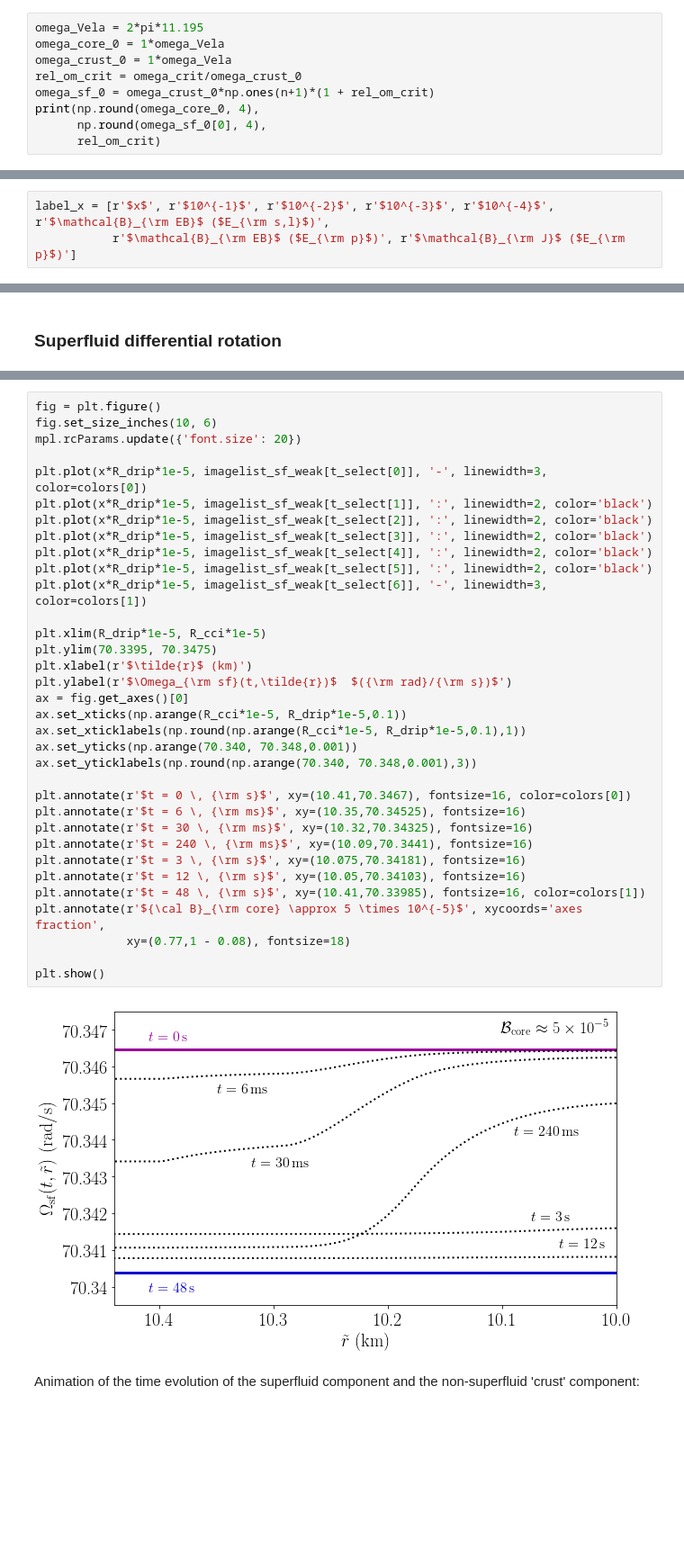
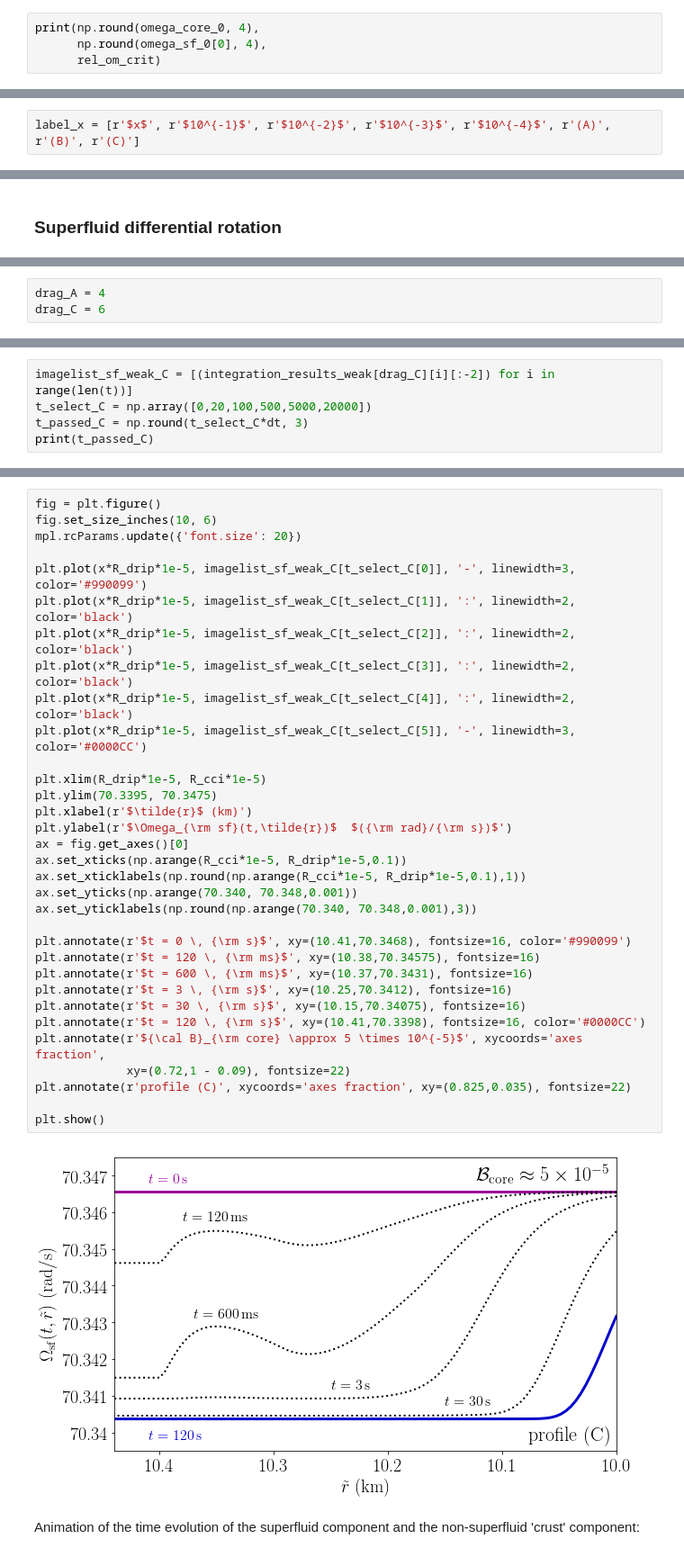
Before and after one commit to vanessagraber/glitchrises, a Jupyter notebook: rapid_crust_coupling.ipynb, the cells around one changed output, grey strips where cells are left out. Shown at 90% size. Drawn from its saved outputs; the diff is of its cells as text; blank space fills up the shorter version.

```diff
--- a/rapid_crust_coupling.ipynb
+++ b/rapid_crust_coupling.ipynb
@@ -494,9 +529,4 @@ print(np.round(omega_crit, 4))
 # %%
-omega_Vela = 2*pi*11.195
-omega_core_0 = 1*omega_Vela
-omega_crust_0 = 1*omega_Vela
-rel_om_crit = omega_crit/omega_crust_0
-omega_sf_0 = omega_crust_0*np.ones(n+1)*(1 + rel_om_crit)
 print(np.round(omega_core_0, 4),
       np.round(omega_sf_0[0], 4),
       rel_om_crit)
@@ -516,6 +546,5 @@ $\mathcal{B}$ as a function of grid points $x$ and four constant coefficient for
 # %%
-label_x = [r'$x$', r'$10^{-1}$', r'$10^{-2}$', r'$10^{-3}$', r'$10^{-4}$', r'$\mathcal{B}_{\rm EB}$ ($E_{\rm s,l}$)',
-           r'$\mathcal{B}_{\rm EB}$ ($E_{\rm p}$)', r'$\mathcal{B}_{\rm J}$ ($E_{\rm p}$)']
+label_x = [r'$x$', r'$10^{-1}$', r'$10^{-2}$', r'$10^{-3}$', r'$10^{-4}$', r'(A)', r'(B)', r'(C)']
 # %%
 df_mf_x = pd.DataFrame(columns=label_x)
 df_mf_x[label_x[0]] = x
@@ -545 +574,4 @@ drag_test = 4
+# %%
+drag_A = 4
+drag_C = 6
 # %%
@@ -551,0 +619,5 @@ print(t_passed)
+# %%
+imagelist_sf_weak_C = [(integration_results_weak[drag_C][i][:-2]) for i in range(len(t))]
+t_select_C = np.array([0,20,100,500,5000,20000])
+t_passed_C = np.round(t_select_C*dt, 3)
+print(t_passed_C)
@@ -552,39 +626,38 @@ print(t_passed)
 # %%
 fig = plt.figure()
 fig.set_size_inches(10, 6)
 mpl.rcParams.update({'font.size': 20})
 
-plt.plot(x*R_drip*1e-5, imagelist_sf_weak[t_select[0]], '-', linewidth=3, color=colors[0])
-plt.plot(x*R_drip*1e-5, imagelist_sf_weak[t_select[1]], ':', linewidth=2, color='black')
-plt.plot(x*R_drip*1e-5, imagelist_sf_weak[t_select[2]], ':', linewidth=2, color='black')
-plt.plot(x*R_drip*1e-5, imagelist_sf_weak[t_select[3]], ':', linewidth=2, color='black')
-plt.plot(x*R_drip*1e-5, imagelist_sf_weak[t_select[4]], ':', linewidth=2, color='black')
-plt.plot(x*R_drip*1e-5, imagelist_sf_weak[t_select[5]], ':', linewidth=2, color='black')
-plt.plot(x*R_drip*1e-5, imagelist_sf_weak[t_select[6]], '-', linewidth=3, color=colors[1])
+plt.plot(x*R_drip*1e-5, imagelist_sf_weak_C[t_select_C[0]], '-', linewidth=3, color='#990099')
+plt.plot(x*R_drip*1e-5, imagelist_sf_weak_C[t_select_C[1]], ':', linewidth=2, color='black')
+plt.plot(x*R_drip*1e-5, imagelist_sf_weak_C[t_select_C[2]], ':', linewidth=2, color='black')
+plt.plot(x*R_drip*1e-5, imagelist_sf_weak_C[t_select_C[3]], ':', linewidth=2, color='black')
+plt.plot(x*R_drip*1e-5, imagelist_sf_weak_C[t_select_C[4]], ':', linewidth=2, color='black')
+plt.plot(x*R_drip*1e-5, imagelist_sf_weak_C[t_select_C[5]], '-', linewidth=3, color='#0000CC')
 
 plt.xlim(R_drip*1e-5, R_cci*1e-5)
 plt.ylim(70.3395, 70.3475)
 plt.xlabel(r'$\tilde{r}$ (km)')
 plt.ylabel(r'$\Omega_{\rm sf}(t,\tilde{r})$  $({\rm rad}/{\rm s})$')
 ax = fig.get_axes()[0]
 ax.set_xticks(np.arange(R_cci*1e-5, R_drip*1e-5,0.1))
 ax.set_xticklabels(np.round(np.arange(R_cci*1e-5, R_drip*1e-5,0.1),1))
 ax.set_yticks(np.arange(70.340, 70.348,0.001))
 ax.set_yticklabels(np.round(np.arange(70.340, 70.348,0.001),3))
 
-plt.annotate(r'$t = 0 \, {\rm s}$', xy=(10.41,70.3467), fontsize=16, color=colors[0])
-plt.annotate(r'$t = 6 \, {\rm ms}$', xy=(10.35,70.34525), fontsize=16)
-plt.annotate(r'$t = 30 \, {\rm ms}$', xy=(10.32,70.34325), fontsize=16)
-plt.annotate(r'$t = 240 \, {\rm ms}$', xy=(10.09,70.3441), fontsize=16)
-plt.annotate(r'$t = 3 \, {\rm s}$', xy=(10.075,70.34181), fontsize=16)
-plt.annotate(r'$t = 12 \, {\rm s}$', xy=(10.05,70.34103), fontsize=16)
-plt.annotate(r'$t = 48 \, {\rm s}$', xy=(10.41,70.33985), fontsize=16, color=colors[1])
+plt.annotate(r'$t = 0 \, {\rm s}$', xy=(10.41,70.3468), fontsize=16, color='#990099')
+plt.annotate(r'$t = 120 \, {\rm ms}$', xy=(10.38,70.34575), fontsize=16)
+plt.annotate(r'$t = 600 \, {\rm ms}$', xy=(10.37,70.3431), fontsize=16)
+plt.annotate(r'$t = 3 \, {\rm s}$', xy=(10.25,70.3412), fontsize=16)
+plt.annotate(r'$t = 30 \, {\rm s}$', xy=(10.15,70.34075), fontsize=16)
+plt.annotate(r'$t = 120 \, {\rm s}$', xy=(10.41,70.3398), fontsize=16, color='#0000CC')
 plt.annotate(r'${\cal B}_{\rm core} \approx 5 \times 10^{-5}$', xycoords='axes fraction',
-             xy=(0.77,1 - 0.08), fontsize=18)
+             xy=(0.72,1 - 0.09), fontsize=22)
+plt.annotate(r'profile (C)', xycoords='axes fraction', xy=(0.825,0.035), fontsize=22)
 
 plt.show()
 # %% [output]
-[figure, old version]
+[figure, new version]
 # %% [markdown]
 Animation of the time evolution of the superfluid component and the non-superfluid 'crust' component:
 # %%
```
Also changed, not shown: parts of 73 cells of this notebook.
